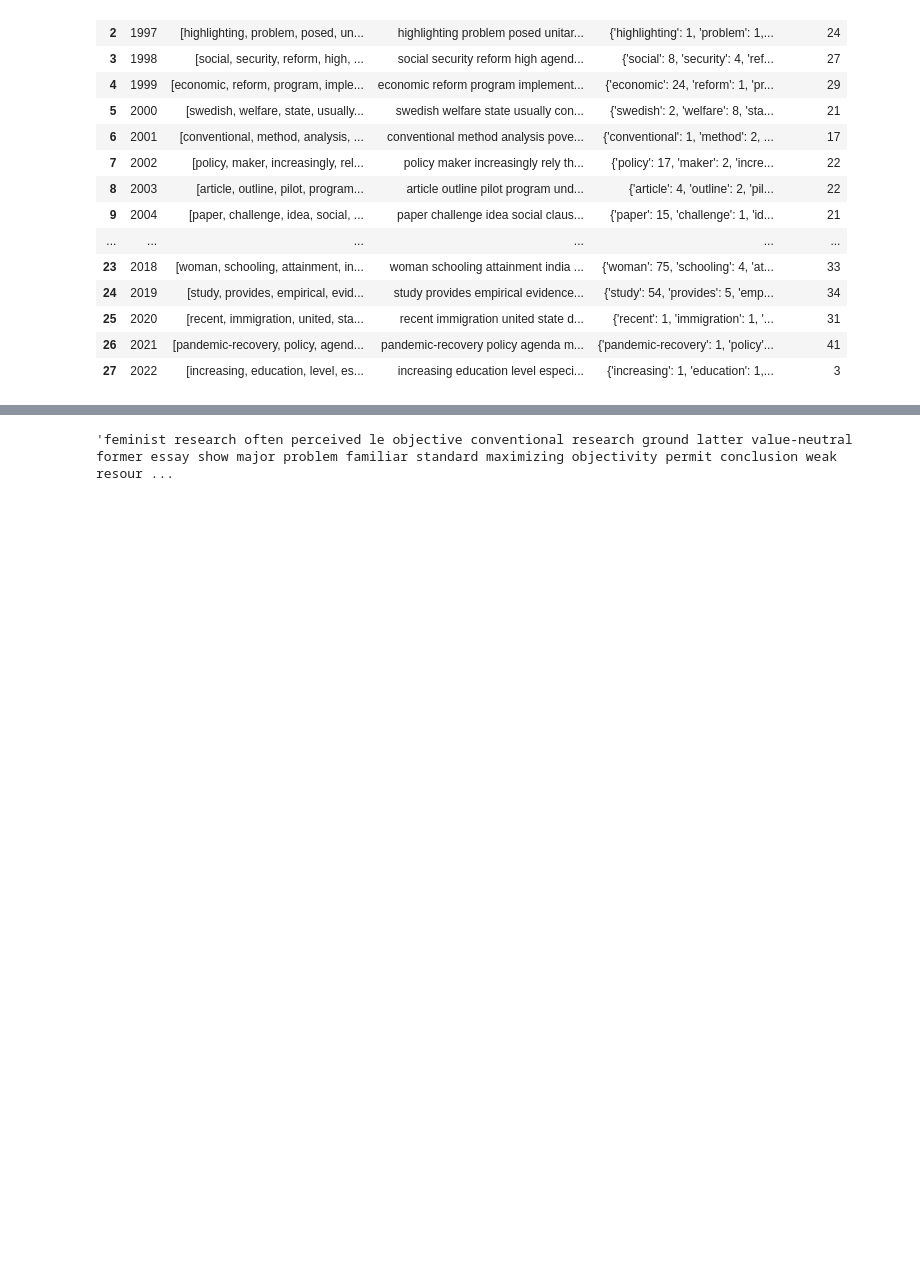
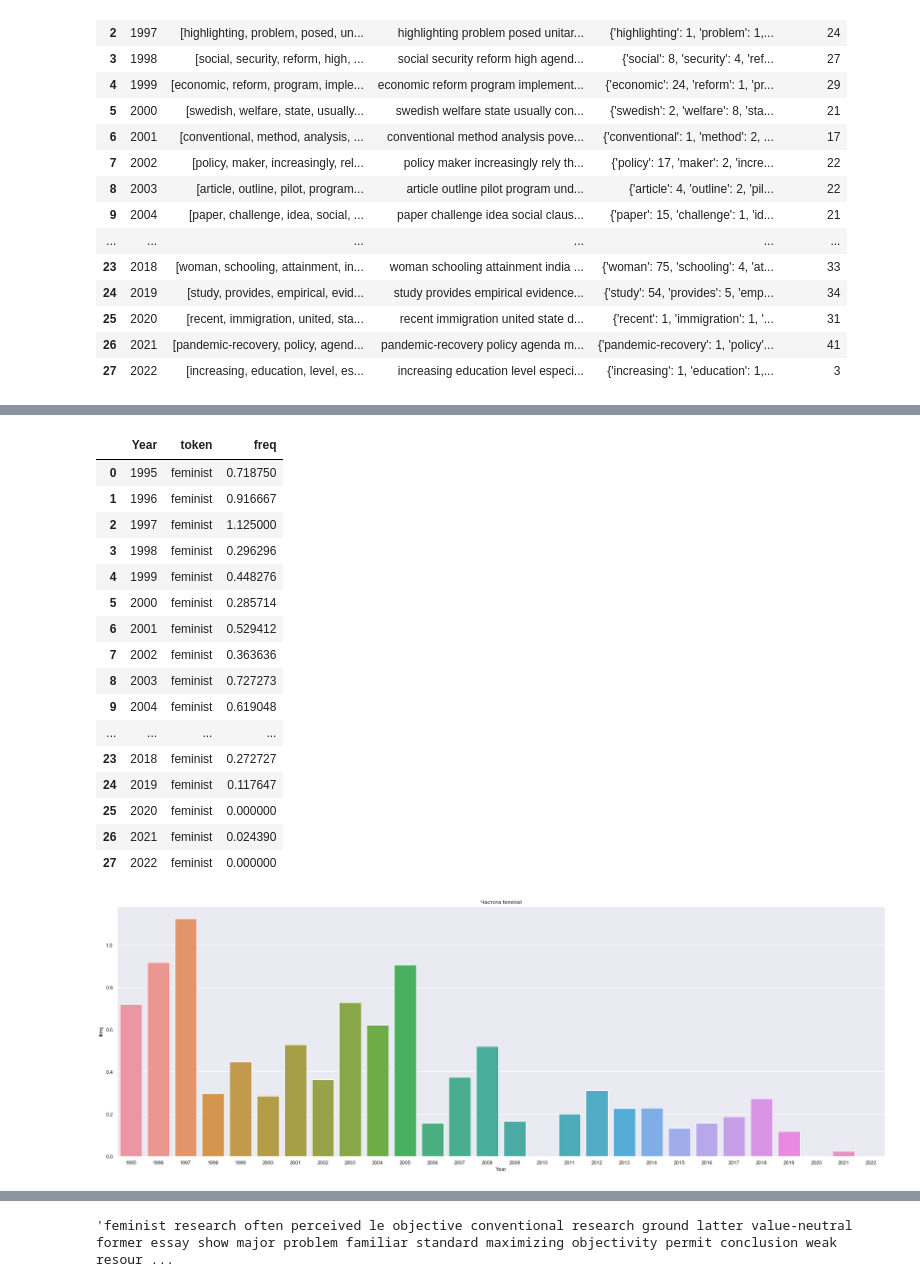
Before and after one commit to profrebrey/bibliometric_analysis, a Jupyter notebook: Biblimetric Analysis, Feminist Economics.ipynb, the cells around one changed output, grey strips where cells are left out. Saved outputs shown, nothing was run; the diff lists cells and outputs as text; code cells hidden in the pictures; blank space fills up the shorter version.

```diff
--- a/Biblimetric Analysis, Feminist Economics.ipynb
+++ b/Biblimetric Analysis, Feminist Economics.ipynb
@@ -717,0 +742,21 @@ get_token_freq_data('gender', grouped_per_year, year_count)
+# %%
+get_token_freq_data('feminist', grouped_per_year, year_count)
+# %% [output]
+|  | Year | token | freq |
+| 0 | 1995 | feminist | 0.718750 |
+| 1 | 1996 | feminist | 0.916667 |
+| 2 | 1997 | feminist | 1.125000 |
+| 3 | 1998 | feminist | 0.296296 |
+| 4 | 1999 | feminist | 0.448276 |
+| 5 | 2000 | feminist | 0.285714 |
+| 6 | 2001 | feminist | 0.529412 |
+| 7 | 2002 | feminist | 0.363636 |
+| 8 | 2003 | feminist | 0.727273 |
+| 9 | 2004 | feminist | 0.619048 |
+| ... | ... | ... | ... |
+| 23 | 2018 | feminist | 0.272727 |
+| 24 | 2019 | feminist | 0.117647 |
+| 25 | 2020 | feminist | 0.000000 |
+| 26 | 2021 | feminist | 0.024390 |
+| 27 | 2022 | feminist | 0.000000 |
+[figure, added]
```
Also changed, not shown: parts of 86 cells of this notebook.
